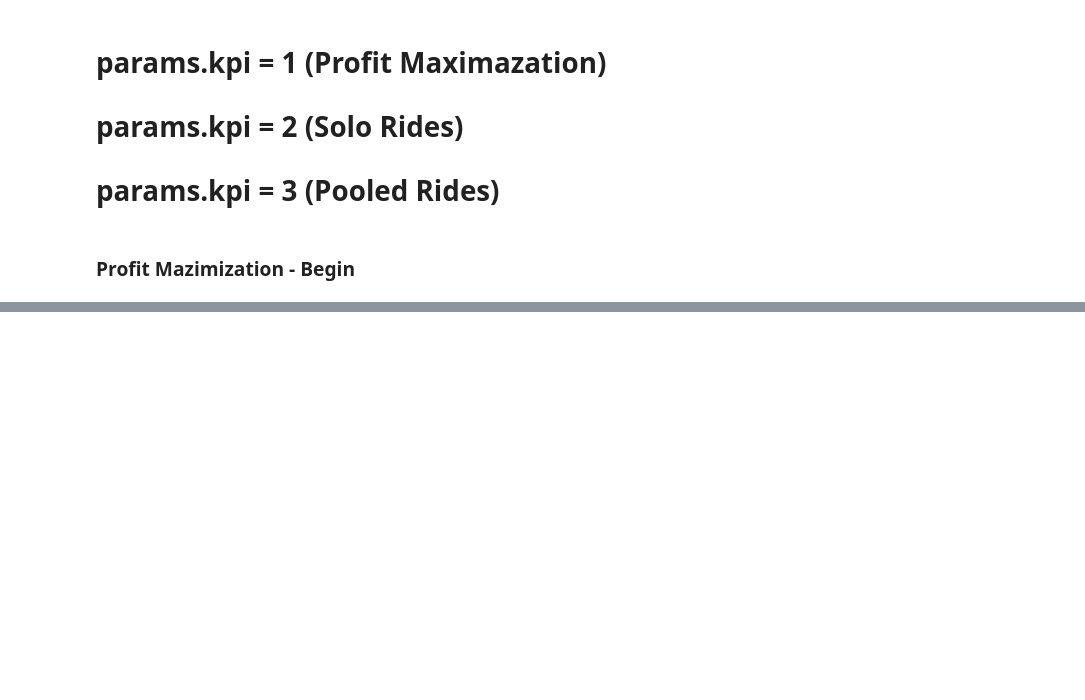
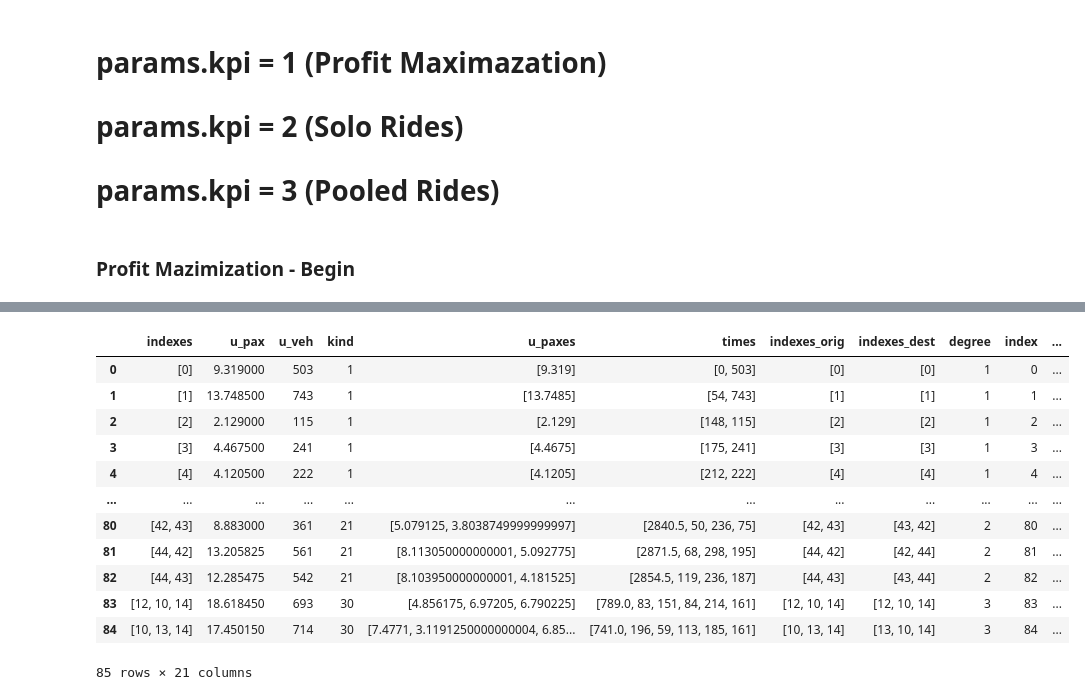
Before and after one commit to Jagiellonian-University/MaaSSim, a Jupyter notebook: docs/tutorials/Delft_Sim (7).ipynb, the cells around one changed output, grey strips where cells are left out. Cells and saved outputs as stored; diff of their text form; code cells hidden in the pictures; blank space fills up the shorter version.

```diff
--- a/docs/tutorials/Delft_Sim (7).ipynb
+++ b/docs/tutorials/Delft_Sim (7).ipynb
@@ -158 +186,17 @@ sim.vehs[3].rdf
+# %%
+sim.inData.sblts.rides
+# %% [output]
+|  | indexes | u_pax | u_veh | kind | u_paxes | times | indexes_orig | indexes_dest | degree | index | ... |
+| 0 | [0] | 9.319000 | 503 | 1 | [9.319] | [0, 503] | [0] | [0] | 1 | 0 | ... |
+| 1 | [1] | 13.748500 | 743 | 1 | [13.7485] | [54, 743] | [1] | [1] | 1 | 1 | ... |
+| 2 | [2] | 2.129000 | 115 | 1 | [2.129] | [148, 115] | [2] | [2] | 1 | 2 | ... |
+| 3 | [3] | 4.467500 | 241 | 1 | [4.4675] | [175, 241] | [3] | [3] | 1 | 3 | ... |
+| 4 | [4] | 4.120500 | 222 | 1 | [4.1205] | [212, 222] | [4] | [4] | 1 | 4 | ... |
+| ... | ... | ... | ... | ... | ... | ... | ... | ... | ... | ... | ... |
+| 80 | [42, 43] | 8.883000 | 361 | 21 | [5.079125, 3.8038749999999997] | [2840.5, 50, 236, 75] | [42, 43] | [43, 42] | 2 | 80 | ... |
+| 81 | [44, 42] | 13.205825 | 561 | 21 | [8.113050000000001, 5.092775] | [2871.5, 68, 298, 195] | [44, 42] | [42, 44] | 2 | 81 | ... |
+| 82 | [44, 43] | 12.285475 | 542 | 21 | [8.103950000000001, 4.181525] | [2854.5, 119, 236, 187] | [44, 43] | [43, 44] | 2 | 82 | ... |
+| 83 | [12, 10, 14] | 18.618450 | 693 | 30 | [4.856175, 6.97205, 6.790225] | [789.0, 83, 151, 84, 214, 161] | [12, 10, 14] | [12, 10, 14] | 3 | 83 | ... |
+| 84 | [10, 13, 14] | 17.450150 | 714 | 30 | [7.4771, 3.1191250000000004, 6.85... | [741.0, 196, 59, 113, 185, 161] | [10, 13, 14] | [13, 10, 14] | 3 | 84 | ... |
+85 rows × 21 columns
 # %%
```
Also changed, not shown: parts of 14 cells of this notebook, 14 other files.
